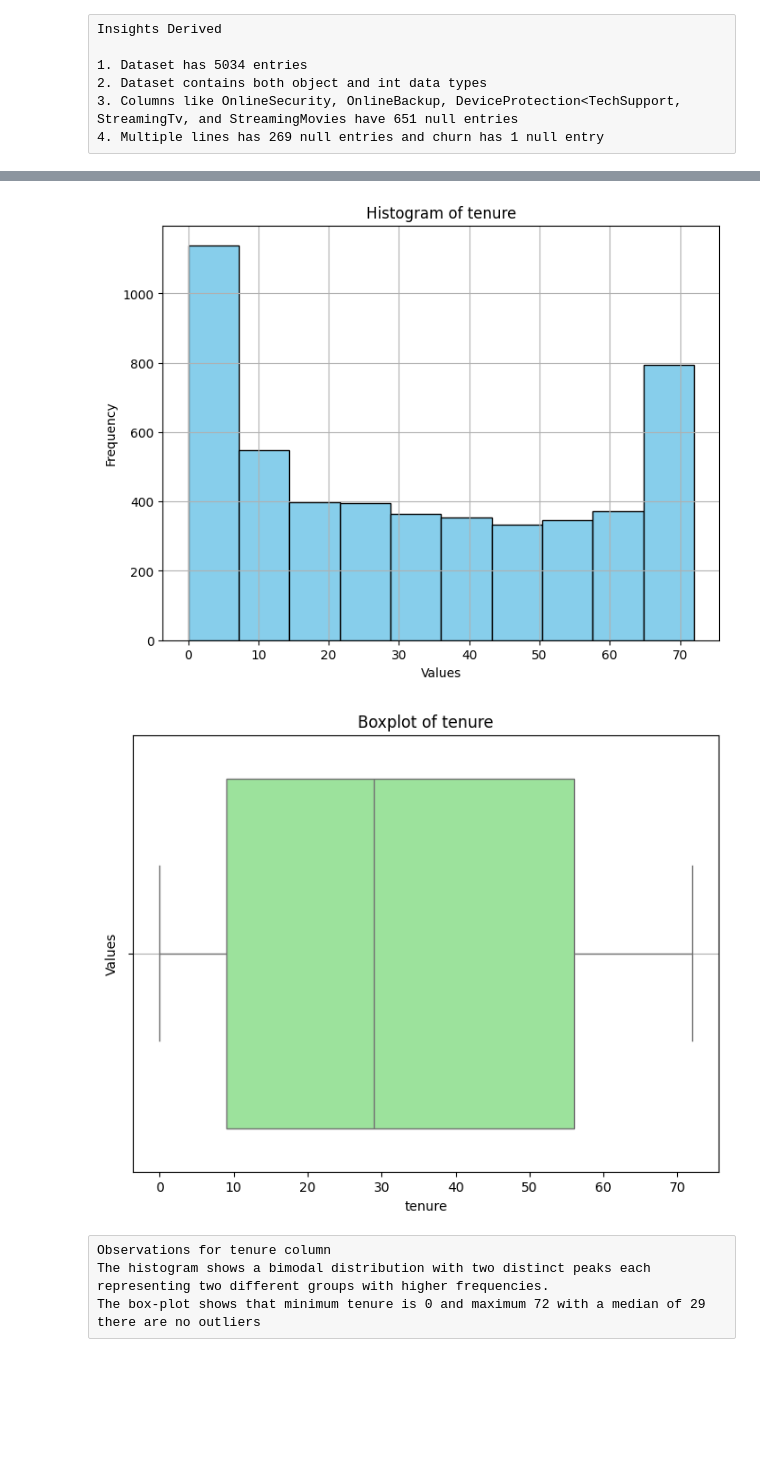
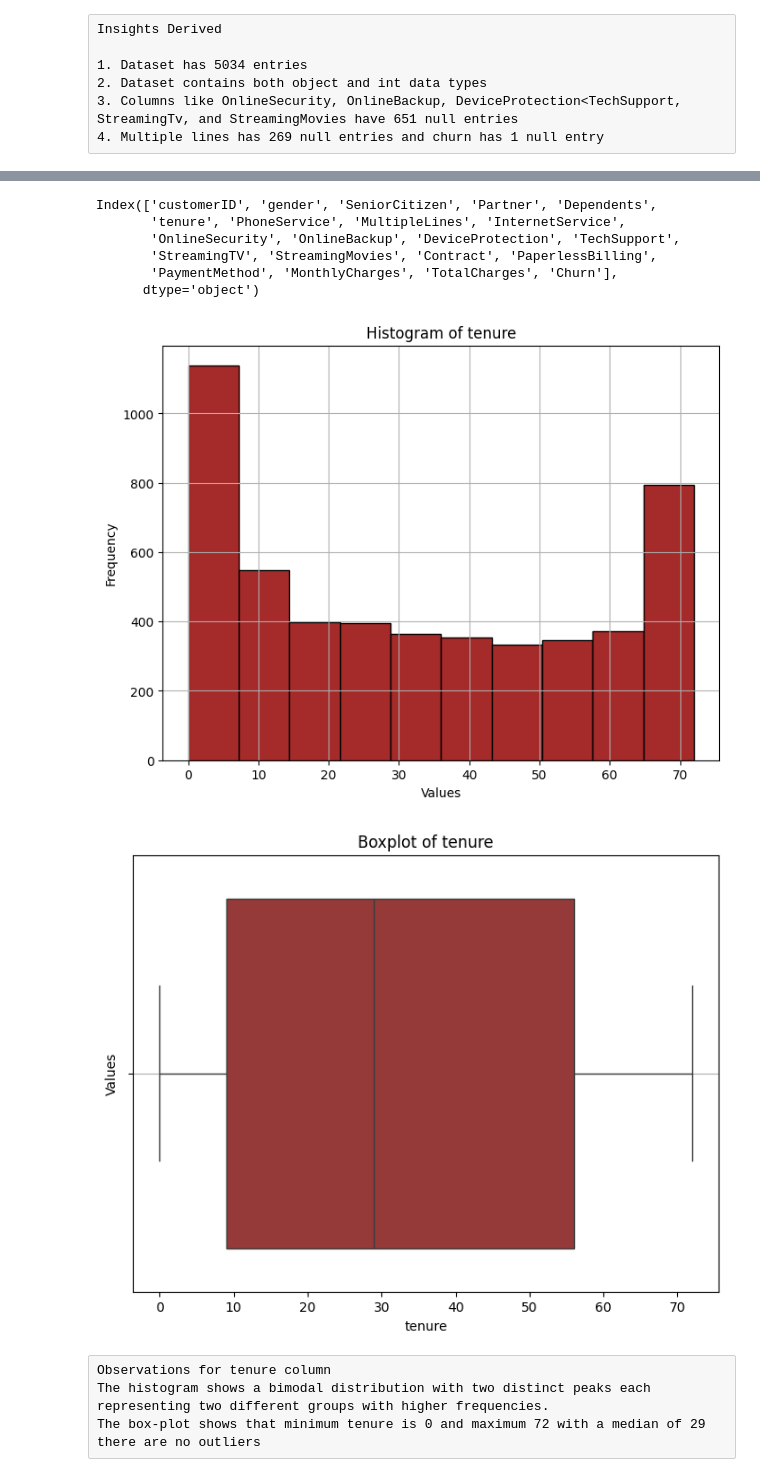
Before and after one commit to tettehosabutey49/Telco-Customer-Churn-Prediction-using-Machine-Learning, a Jupyter notebook: Churning Project.ipynb, the cells around one changed output, grey strips where cells are left out. Drawn from its saved outputs; the diff is of its cells as text; code cells hidden in the pictures; blank space fills up the shorter version.

```diff
--- a/Churning Project.ipynb
+++ b/Churning Project.ipynb
@@ -228,23 +326,32 @@ ValueError: cannot reindex on an axis with duplicate labels
-# %%
-# Create a histogram for tenure
-plt.figure(figsize=(8, 6))
-plt.hist(df['tenure'], bins=10, color='skyblue', edgecolor='black')
-plt.title('Histogram of tenure')
-plt.xlabel('Values')
-plt.ylabel('Frequency')
-plt.grid(True)
-plt.show()
-
-# Create a boxplot for tenure
-plt.figure(figsize=(8, 6))
-sns.boxplot(x=df['tenure'], color='lightgreen', orient='v')
-plt.title('Boxplot of tenure')
-plt.ylabel('Values')
-plt.grid(True, axis='y')
-plt.show()
-# %% [output]
-[figure, removed]
-[figure, removed]
+# %%
+df.columns.unique()
+# %% [output]
+Index(['customerID', 'gender', 'SeniorCitizen', 'Partner', 'Dependents',
+       'tenure', 'PhoneService', 'MultipleLines', 'InternetService',
+       'OnlineSecurity', 'OnlineBackup', 'DeviceProtection', 'TechSupport',
+       'StreamingTV', 'StreamingMovies', 'Contract', 'PaperlessBilling',
+       'PaymentMethod', 'MonthlyCharges', 'TotalCharges', 'Churn'],
+      dtype='object')
+# %%
+# Create a histogram for tenure
+plt.figure(figsize=(8, 6))
+plt.hist(df['tenure'], bins=10, color='brown', edgecolor='black')
+plt.title('Histogram of tenure')
+plt.xlabel('Values')
+plt.ylabel('Frequency')
+plt.grid(True)
+plt.show()
+
+# Create a boxplot for tenure
+plt.figure(figsize=(8, 6))
+sns.boxplot(x=df['tenure'], color='brown', orient='v')
+plt.title('Boxplot of tenure')
+plt.ylabel('Values')
+plt.grid(True, axis='y')
+plt.show()
+# %% [output]
+[figure, added]
+[figure, added]
 # %% [raw]
 Observations for tenure column
 The histogram shows a bimodal distribution with two distinct peaks each representing two different groups with higher frequencies.
```
Also changed, not shown: parts of 52 cells of this notebook, 2 other files.
